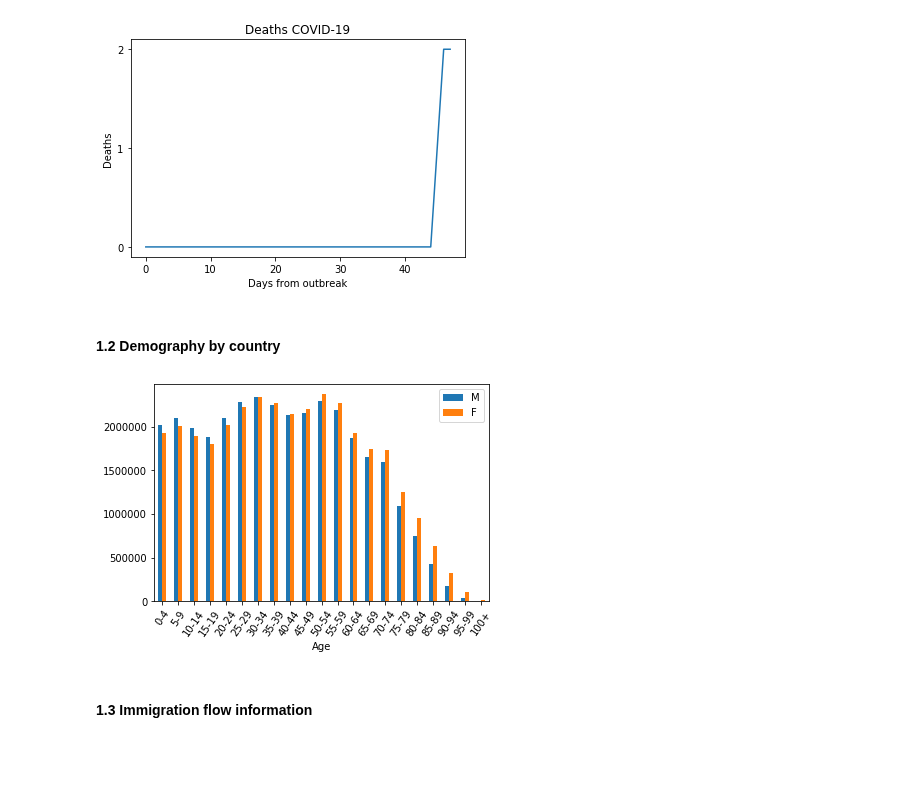
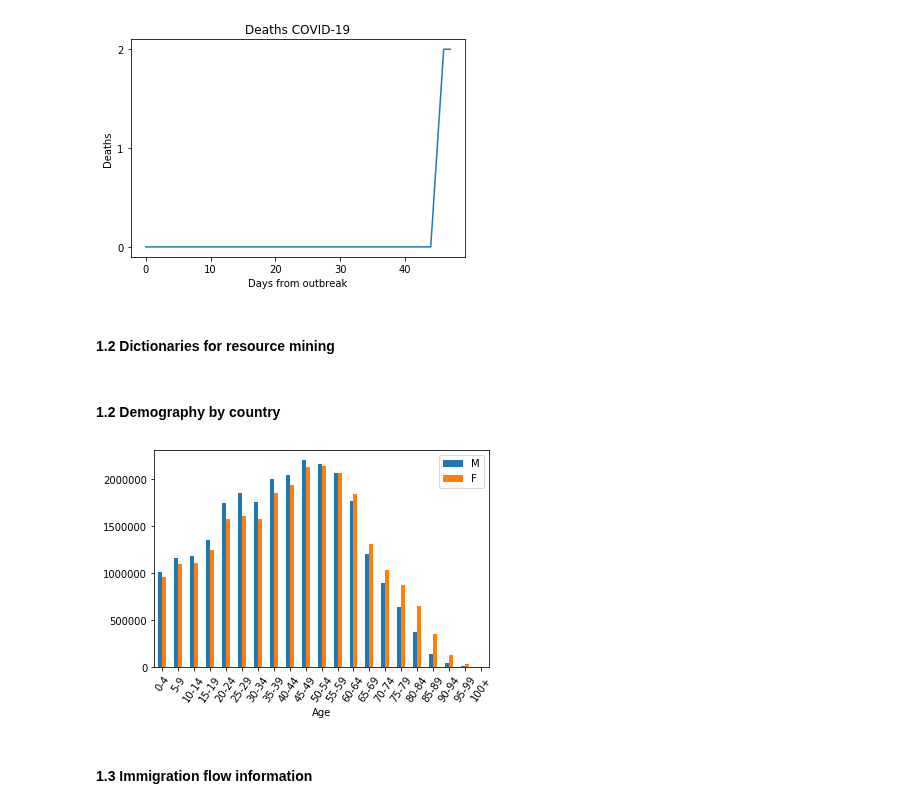
Before and after one commit to DanielGuzmanOlivares/COVID-19, a Jupyter notebook: COVID-19.ipynb, the cells around one changed output. Saved outputs shown, nothing was run; the diff lists cells and outputs as text; code cells hidden in the pictures; blank space fills up the shorter version.

```diff
--- a/COVID-19.ipynb
+++ b/COVID-19.ipynb
@@ -16,7 +16,7 @@ DEM = "https://www.populationpyramid.net/"
 WEB = "https://www.worldometers.info/coronavirus/"
 
 MIG = pd.read_csv("MIG.csv",low_memory=False)
-idx = data[data["Country of birth/nationality"] =='Former Czechoslovakia'].index
+idx = MIG[MIG["Country of birth/nationality"] =='Former Czechoslovakia'].index
 MIG.drop(idx,inplace=True)
 
 DEM_DICT = {}
@@ -197,3 +140,5 @@ def updateData():
     df.columns=columns
     now = datetime.now()
     df.to_csv(DATA_DIR+now.strftime("%Y-%m-%d-%H-%M.csv"))
+# %% [markdown]
+#### 1.2 Dictionaries for resource mining
@@ -241,35 +243,35 @@ def saveDemography():
 
 
 def getDemography(country_info):
     """
     Gets the population pyramid of a given country
 
     params:
         - country_info (string): name of the country (assuming notation)
     returns:
         pandas.DataFrame
     """
     country_info = DEM_DICT[country_info]
     file = country_info+".csv"
     df = pd.read_csv(DEMO_DIR + file)
     return df
 
 def plotDemography(country_info):
     """
     Plots the demography pyramid of a country separeted by sex
 
     params:
         - country_info (string): name of the country (assuming notation)
     """
     df = getDemography(country_info)
     a = df.plot
     a.bar(x='Age',rot=55)
 
 
-country_info="UK"
+country_info="S. Korea"
 plotDemography(country_info)
 # %% [output]
-[figure, old version]
+[figure, new version]
 # %% [markdown]
 #### 1.3 Immigration flow information
 # %%
```
Also changed, not shown: parts of 3 cells of this notebook.
